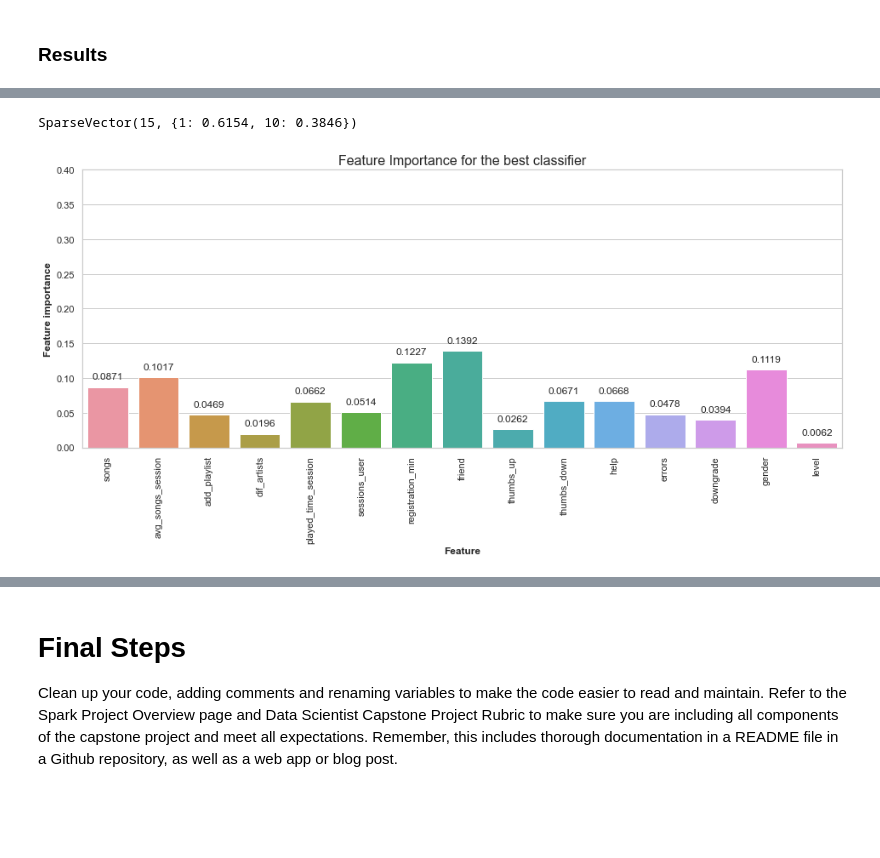
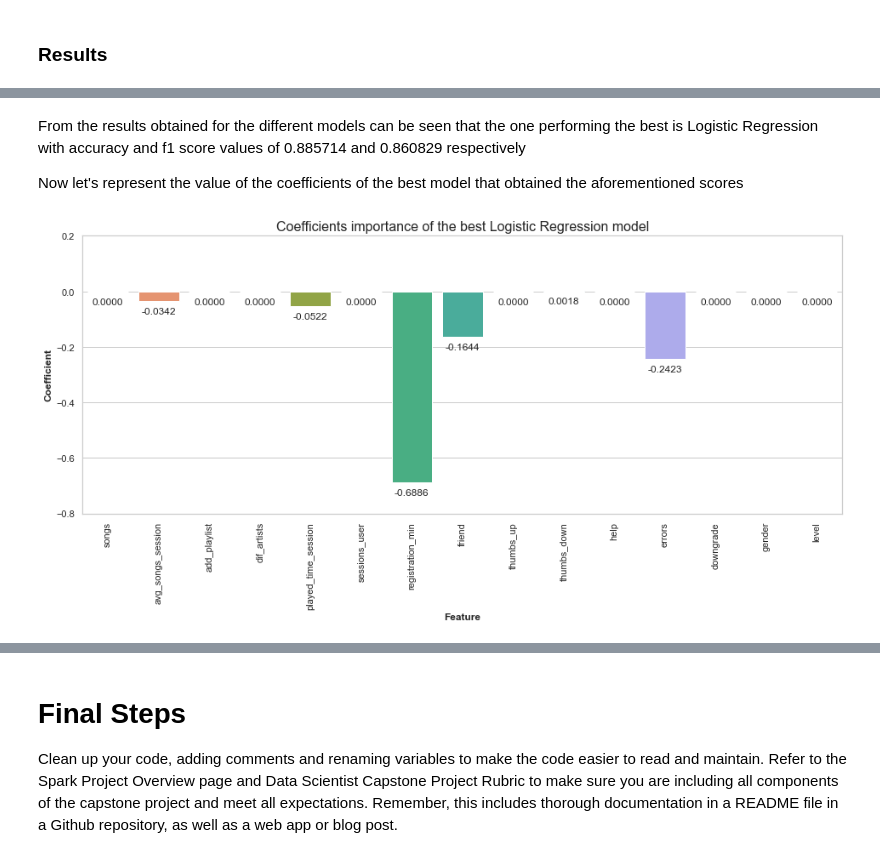
Before and after one commit to pedflotor/Sparkify-Churn-Prediction, a Jupyter notebook: Sparkify.ipynb, the cells around one changed output, grey strips where cells are left out. Drawn from its saved outputs; the diff is of its cells as text; code cells hidden in the pictures; blank space fills up the shorter version.

Commit message:
feat: Model fit

```diff
--- a/Sparkify.ipynb
+++ b/Sparkify.ipynb
@@ -943,6 +943,9 @@ Select in the next cell how many rows should be kept to train the Machine Learni
 # %%
 # Define the number of rows that will be selected to use in the Machine Learning model (usefull to test that the
 # model works fine with less execution time)
-n_rows = 20
+n_rows = 225
 print("The dataset will be limited to", n_rows, "rows")
+
+# Limit the number of rows to be used in the Machine Learning model
+df_features_rows = df_features.limit(n_rows)
 # %% [output]
@@ -974,6 +976,6 @@ root
 # %%
 # Specify the colums to be converted
-FE_int = ["songs", "add_playlist", "dif_artists", "sessions_user", "friend", "thumbs_up", "thumbs_down", "help",\
+FE_int = ["songs", "add_playlist", "dif_artists", "sessions_user", "friend", "thumbs_up", "thumbs_down", "help",
           "errors", "downgrade", "gender", "level", "churn"]
 FE_float = ["avg_songs_session","played_time_session","registration_min"]
 
@@ -1061,7 +1067,7 @@ def train_predict_ML_model(train, test, ML_model):
         print("Random Forest model Initialization")
         model = RandomForestClassifier(labelCol = "label", featuresCol = "features")
         print("GridBuilder")
-        paramGrid = ParamGridBuilder().addGrid(model.maxDepth,[10, 20]).\
+        paramGrid = ParamGridBuilder().addGrid(model.maxDepth,[5, 10]).\
                                        addGrid(model.numTrees ,[10, 20]).\
                                        addGrid(model.impurity,['entropy', 'gini']).\
                                        build()
@@ -1123,7 +1129,7 @@ def train_predict_ML_model(train, test, ML_model):
     accuracy = evaluator.evaluate(results, {evaluator.metricName: "accuracy"})
     f1score = evaluator.evaluate(results, {evaluator.metricName: "f1"})
     end = datetime.datetime.now()
-    elapsed_time = (end - start).total_seconds()
+    elapsed_time = (end - start)#.total_seconds()
 
     print("Model training finished")
     print ("The process took",end - start,"minutes")
@@ -1291,30 +1286,34 @@ results(model_name, accuracy, f1score, np.array(elapsed_time))
-# %%
-x=model_fit[2].bestModel
-x.featureImportances
-# %% [output]
-SparseVector(15, {1: 0.6154, 10: 0.3846})
+# %% [markdown]
+From the results obtained for the different models can be seen that the one performing the best is Logistic Regression with accuracy and f1 score values of 0.885714 and 0.860829 respectively
+
+Now let's represent the value of the coefficients of the best model that obtained the aforementioned scores
 # %%
-model_be = model_fit.bestModel
-feature_importance = model_be.featureImportances
+model_best = model_fit[1].bestModel
+
+coeff = []
+for i in model_best.coefficients:
+    coeff.append(i)
+
 features = ["songs", "avg_songs_session", "add_playlist", "dif_artists", "played_time_session", "sessions_user",
             "registration_min", "friend", "thumbs_up", "thumbs_down", "help", "errors", "downgrade", "gender",
             "level"]
-data_features = pd.DataFrame()
-data_features['features'] = features
-data_features['feature importance'] = feature_importance
 
-# Plot importance of features
+LR_coeff = pd.DataFrame()
+LR_coeff['features'] = features
+LR_coeff['coeff'] = coeff
+
+# Plot coefficients
 plt.figure(figsize = (16, 6))
 sns.set(style = "whitegrid")
-ax = sns.barplot(x = 'features', y = 'feature importance', orient = "v", data = data_features)
-ax.set_title("Feature Importance for the best classifier", fontsize = 16)
+ax = sns.barplot(x = 'features', y = 'coeff', data = LR_coeff)
+ax.set_title("Coefficients importance of the best Logistic Regression model", fontsize = 16)
 ax.set_xlabel("Feature", fontsize = 12, weight = 'bold')
-ax.set_ylabel("Feature importance", fontsize = 12, weight = 'bold')
-ax.set_xticklabels(labels = data_features['features'],rotation = 90)
-ax.set_ylim(0, 0.4)
+ax.set_ylabel("Coefficient", fontsize = 12, weight = 'bold')
+ax.set_xticklabels(labels = LR_coeff['features'],rotation = 90)
+ax.set_ylim(-0.8, 0.2)
 for m in ax.patches:
         ax.annotate(format(m.get_height(), '.4f'), (m.get_x() + m.get_width() / 2.,
-                           m.get_height()), ha = 'center', va = 'center', xytext = (0, 12),
+                           m.get_height()), ha = 'center', va = 'center', xytext = (0, -12),
                            textcoords = 'offset points')
 # %% [output]
-[figure, old version]
+[figure, new version]
```
Also changed, not shown: parts of 32 cells of this notebook.
